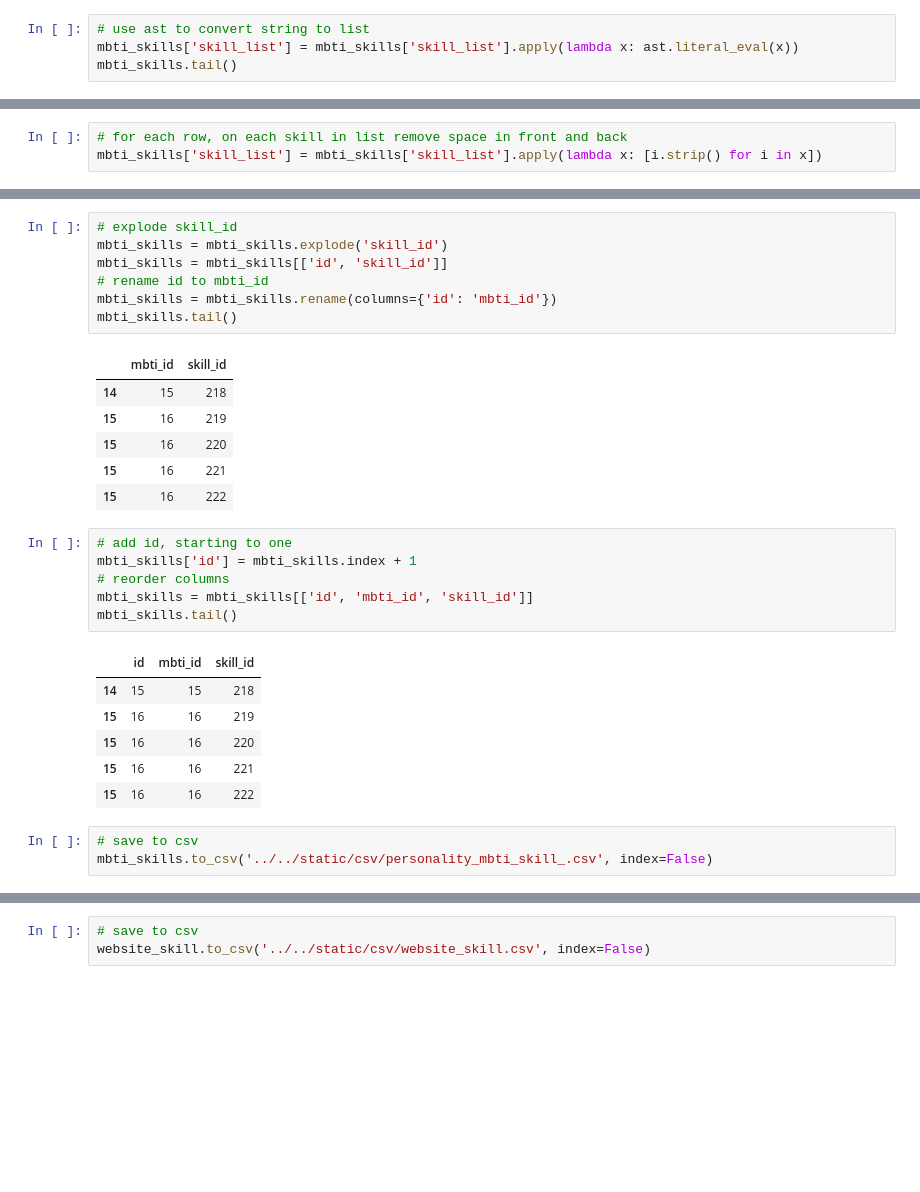
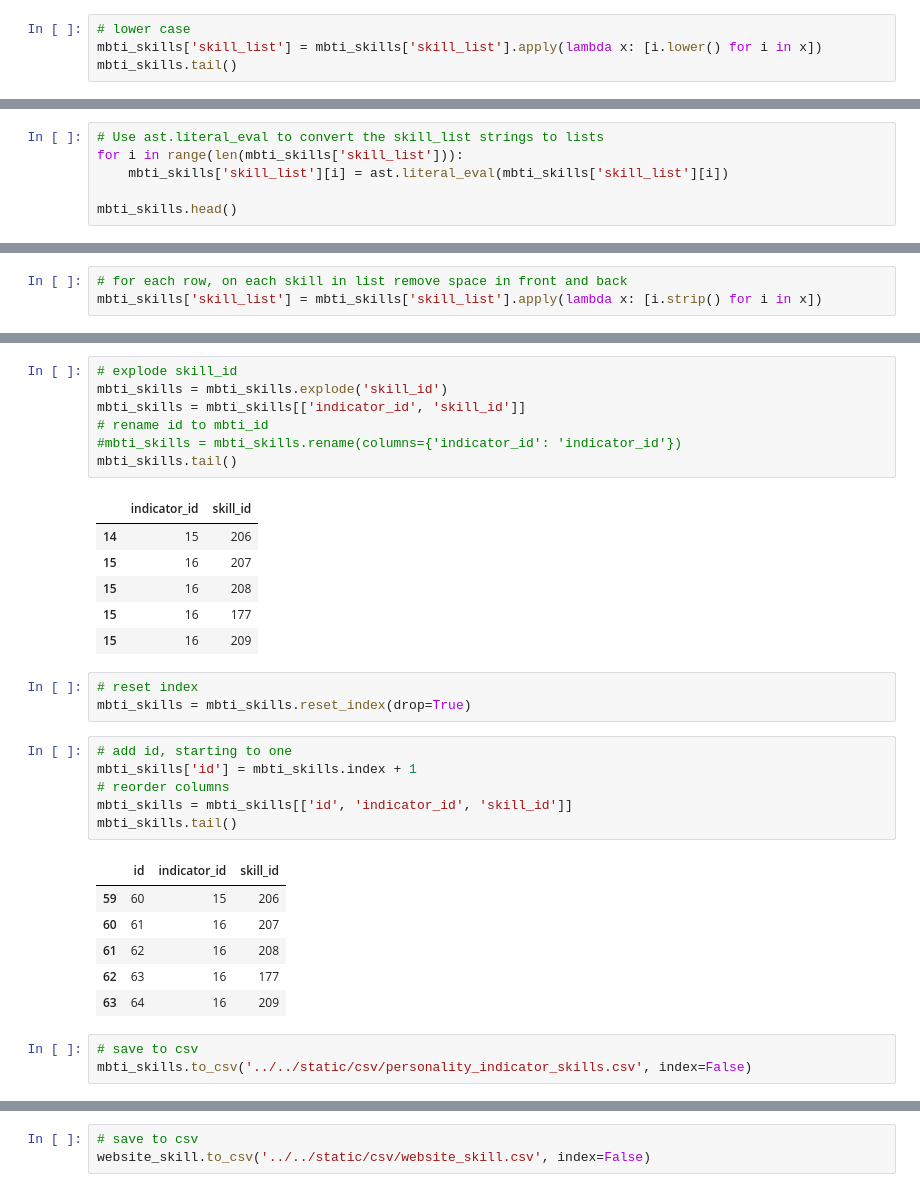
Before and after one commit to ron-ligsay/course-u, a Jupyter notebook: course_u/src/notebooks/skill_mapping.ipynb, the cells around one changed output, grey strips where cells are left out. Saved outputs shown, nothing was run; the diff lists cells and outputs as text; blank space fills up the shorter version.

```diff
--- a/course_u/src/notebooks/skill_mapping.ipynb
+++ b/course_u/src/notebooks/skill_mapping.ipynb
@@ -190,5 +302,5 @@ mbti_skills.tail()
 # %%
-# use ast to convert string to list
-mbti_skills['skill_list'] = mbti_skills['skill_list'].apply(lambda x: ast.literal_eval(x))
+# lower case
+mbti_skills['skill_list'] = mbti_skills['skill_list'].apply(lambda x: [i.lower() for i in x])
 mbti_skills.tail()
 # %% [output]
@@ -200,0 +343,6 @@ mbti_skills.tail()
+# %%
+# Use ast.literal_eval to convert the skill_list strings to lists
+for i in range(len(mbti_skills['skill_list'])):
+    mbti_skills['skill_list'][i] = ast.literal_eval(mbti_skills['skill_list'][i])
+
+mbti_skills.head()
@@ -215,31 +396,34 @@ mbti_skills.tail()
 # %%
 # explode skill_id
 mbti_skills = mbti_skills.explode('skill_id')
-mbti_skills = mbti_skills[['id', 'skill_id']]
+mbti_skills = mbti_skills[['indicator_id', 'skill_id']]
 # rename id to mbti_id
-mbti_skills = mbti_skills.rename(columns={'id': 'mbti_id'})
+#mbti_skills = mbti_skills.rename(columns={'indicator_id': 'indicator_id'})
 mbti_skills.tail()
 # %% [output]
-|  | mbti_id | skill_id |
-| 14 | 15 | 218 |
-| 15 | 16 | 219 |
-| 15 | 16 | 220 |
-| 15 | 16 | 221 |
-| 15 | 16 | 222 |
+|  | indicator_id | skill_id |
+| 14 | 15 | 206 |
+| 15 | 16 | 207 |
+| 15 | 16 | 208 |
+| 15 | 16 | 177 |
+| 15 | 16 | 209 |
+# %%
+# reset index
+mbti_skills = mbti_skills.reset_index(drop=True)
 # %%
 # add id, starting to one
 mbti_skills['id'] = mbti_skills.index + 1
 # reorder columns
-mbti_skills = mbti_skills[['id', 'mbti_id', 'skill_id']]
+mbti_skills = mbti_skills[['id', 'indicator_id', 'skill_id']]
 mbti_skills.tail()
 # %% [output]
-|  | id | mbti_id | skill_id |
-| 14 | 15 | 15 | 218 |
-| 15 | 16 | 16 | 219 |
-| 15 | 16 | 16 | 220 |
-| 15 | 16 | 16 | 221 |
-| 15 | 16 | 16 | 222 |
+|  | id | indicator_id | skill_id |
+| 59 | 60 | 15 | 206 |
+| 60 | 61 | 16 | 207 |
+| 61 | 62 | 16 | 208 |
+| 62 | 63 | 16 | 177 |
+| 63 | 64 | 16 | 209 |
 # %%
 # save to csv
-mbti_skills.to_csv('../../static/csv/personality_mbti_skill_.csv', index=False)
+mbti_skills.to_csv('../../static/csv/personality_indicator_skills.csv', index=False)
 # %%
```
Also changed, not shown: parts of 32 cells of this notebook.
